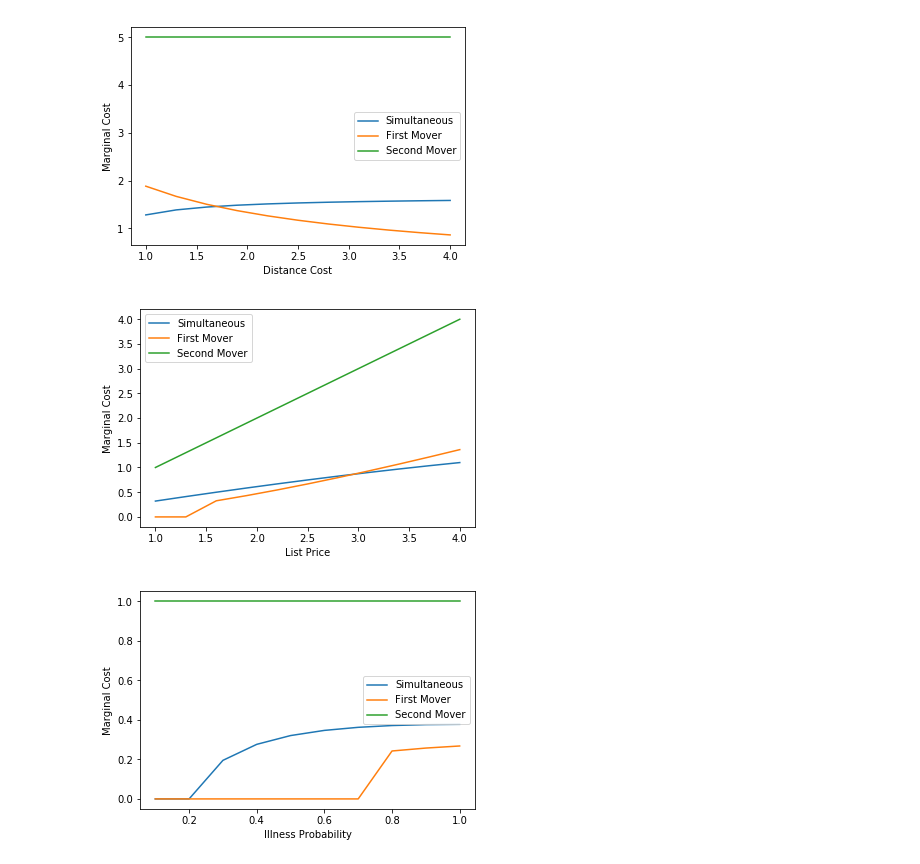
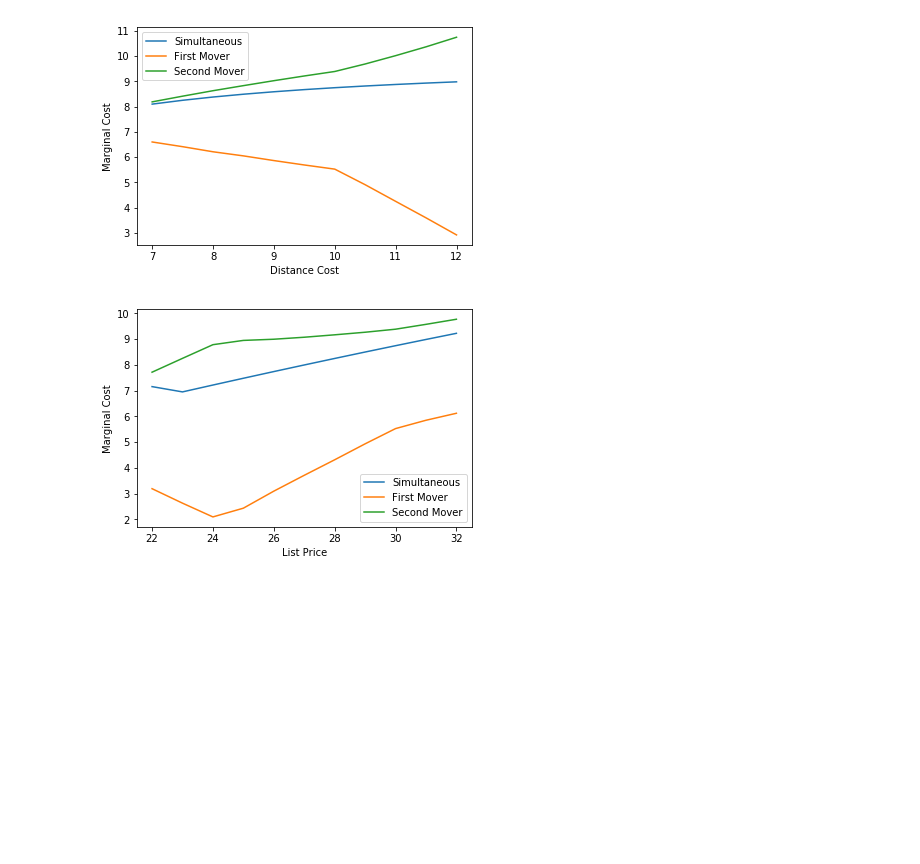
Before and after one commit to ericschulman/health_bargains, a Jupyter notebook: numer_bargains.ipynb, the cells around one changed output. Drawn from its saved outputs; the diff is of its cells as text; code cells hidden in the pictures; blank space fills up the shorter version.

```diff
--- a/numer_bargains.ipynb
+++ b/numer_bargains.ipynb
@@ -152,27 +148,27 @@ print seq_bargain(THETA, 4, 7, BETA, MU)
 # %%
 def setup_grid(min_arg, max_arg, no_step):
     """set up grid for numerical approximation"""
-    grid = np.array(range(no_step))
+    grid = np.arange(no_step)
 
     #multi_dimensial paramters
     if type(min_arg) == np.ndarray:
         grid = grid.reshape(len(grid),1)
         grid = np.tile(grid,(1,2))
 
-    scale = (max_arg-min_arg)/(no_step-1)
+    scale = (max_arg-min_arg)/(no_step-1.)
     grid = grid*scale+min_arg
     return grid
 # %%
-def make_row(theta,g,cost,mu):
+def make_row(theta,g,cost,list_price,mu):
     """setup a row in the table"""
 
     if type(g) == np.ndarray: #g is the value of the parameter
         g = g[0] #only focus on first entry
 
     g_col = np.array([g])
-    profit = calc_profits(theta,cost,mu)
-    hosp = np.array([calc_hosp(theta,cost,mu)[0]])
-    mkt_share = calc_t(theta,cost,mu)
+    profit = calc_profits(theta,cost,list_price,mu)
+    hosp = np.array([calc_hosp(theta,cost,list_price,mu)[0]])
+    mkt_share = calc_t(theta,cost,list_price,mu)
     row = np.concatenate((g_col,theta,profit,hosp,mkt_share))
     return row
 
@@ -191,12 +187,12 @@ def make_table(arg_no, min_arg, max_arg, no_step,
 
         #calculate simult bargain outcome
         theta_simult = simult_bargain(theta,cost,list_price,beta,mu)
-        row_simult = make_row(theta_simult,g,cost,mu)
+        row_simult = make_row(theta_simult,g,cost,list_price,mu)
         table.append(row_simult)
 
         #calculate sequential outcome
         theta_seq = seq_bargain(theta,cost,list_price,beta,mu)
-        row_seq = make_row(theta_seq,g,cost,mu)
+        row_seq = make_row(theta_seq,g,cost,list_price,mu)
         table.append(row_seq)
     return np.array(table)
 
@@ -221,23 +217,21 @@ def write_table(variable, table):
 BETA = np.array([.5,.5])
 MU = np.array([.5,.5])
 THETA = np.array([.5, .5])
-LIST = 1.
-COST = 1.
 
-PARAMS_1 =[THETA, 1, LIST, BETA, MU]
-PARAMS_2 =[THETA, COST, 5, BETA, MU]
+PARAMS_1 =[THETA, 10, 30, BETA, MU]
+PARAMS_2 =[THETA, 10, 30, BETA, MU]
 
 #list price
-list_table = make_table(2, 1., 4, 11, params=PARAMS_1)
+list_table = make_table(2, 22, 32, 11, params=PARAMS_1)
 write_table('list_price', list_table)
 
 #lambda
-costs_table = make_table(1, 1., 4, 11, params=PARAMS_2)
+costs_table = make_table(1, 7, 12, 11, params=PARAMS_1)
 write_table('distance_cost', costs_table)
 
 #illness probability
-ill_table = make_table(4,np.array([.1,.5]), np.array([1.,.5]), 10)
-write_table('illness_probability', ill_table)
+#ill_table = make_table(4, np.array([.1,.5]), np.array([1.,.5]), 10, params=PARAMS_2)
+#write_table('illness_probability', ill_table)
 # %%
 #hard code column names (for purposes of creating indexes)
 
@@ -279,12 +273,11 @@ def plot_table(table,labels,indexes):
 # %%
 #plotting various theta's
 plot_table(costs_table, ('Distance Cost','Marginal Cost'), [1,9,10])
 plot_table(list_table, ('List Price','Marginal Cost'),[1,9,10])
-plot_table(ill_table, ('Illness Probability','Marginal Cost'),[1,9,10])
+#plot_table(ill_table, ('Illness Probability','Marginal Cost'),[1,9,10])
 # %% [output]
-[figure, old version]
+[figure, new version]
-[figure, old version]
+[figure, new version]
-[figure, removed]
 # %%
 #plotting various pi's
 plot_table(costs_table, ('Distance Cost','Profits'), [4,11,12])
```
Also changed, not shown: parts of 10 cells of this notebook, 1 other file.
